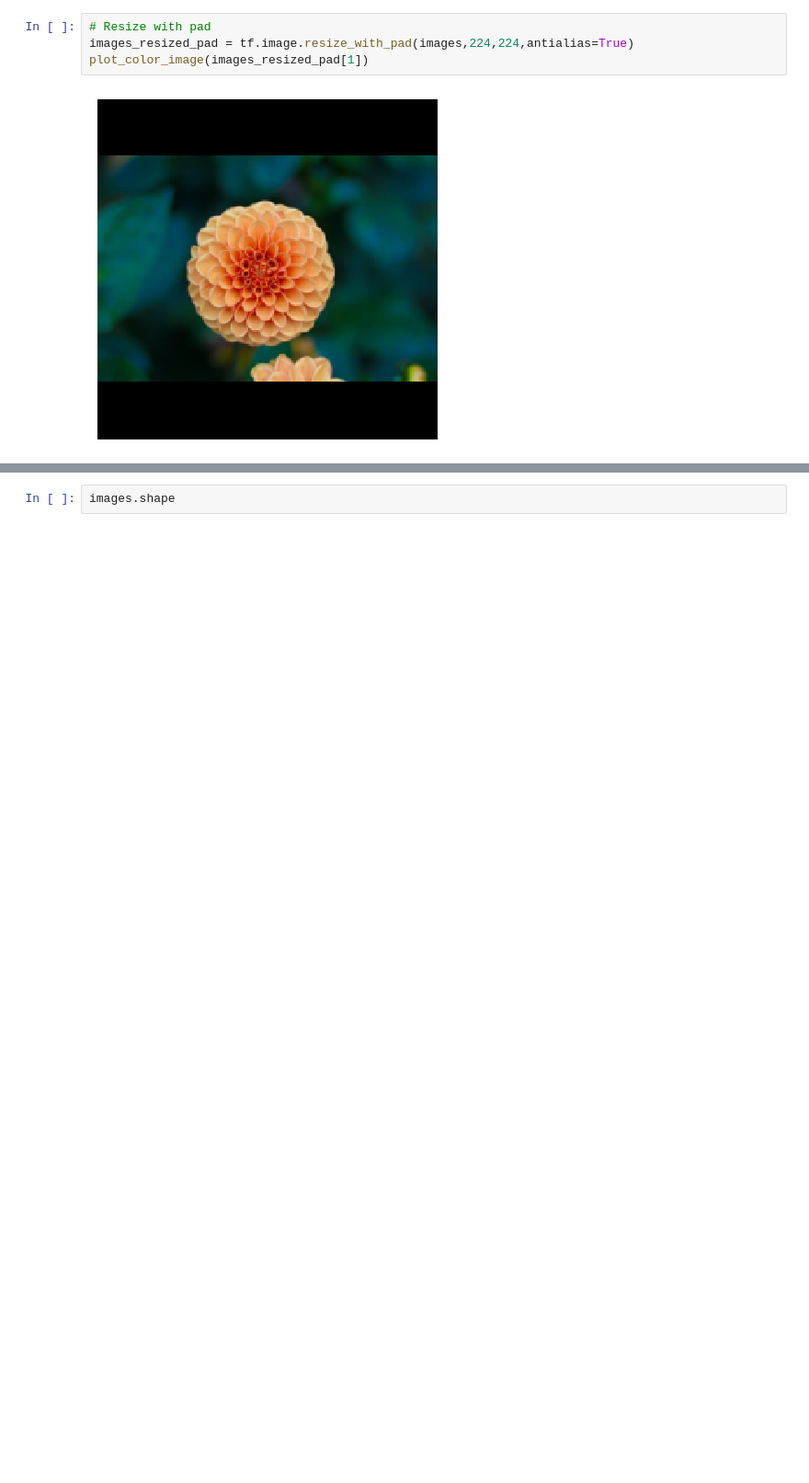
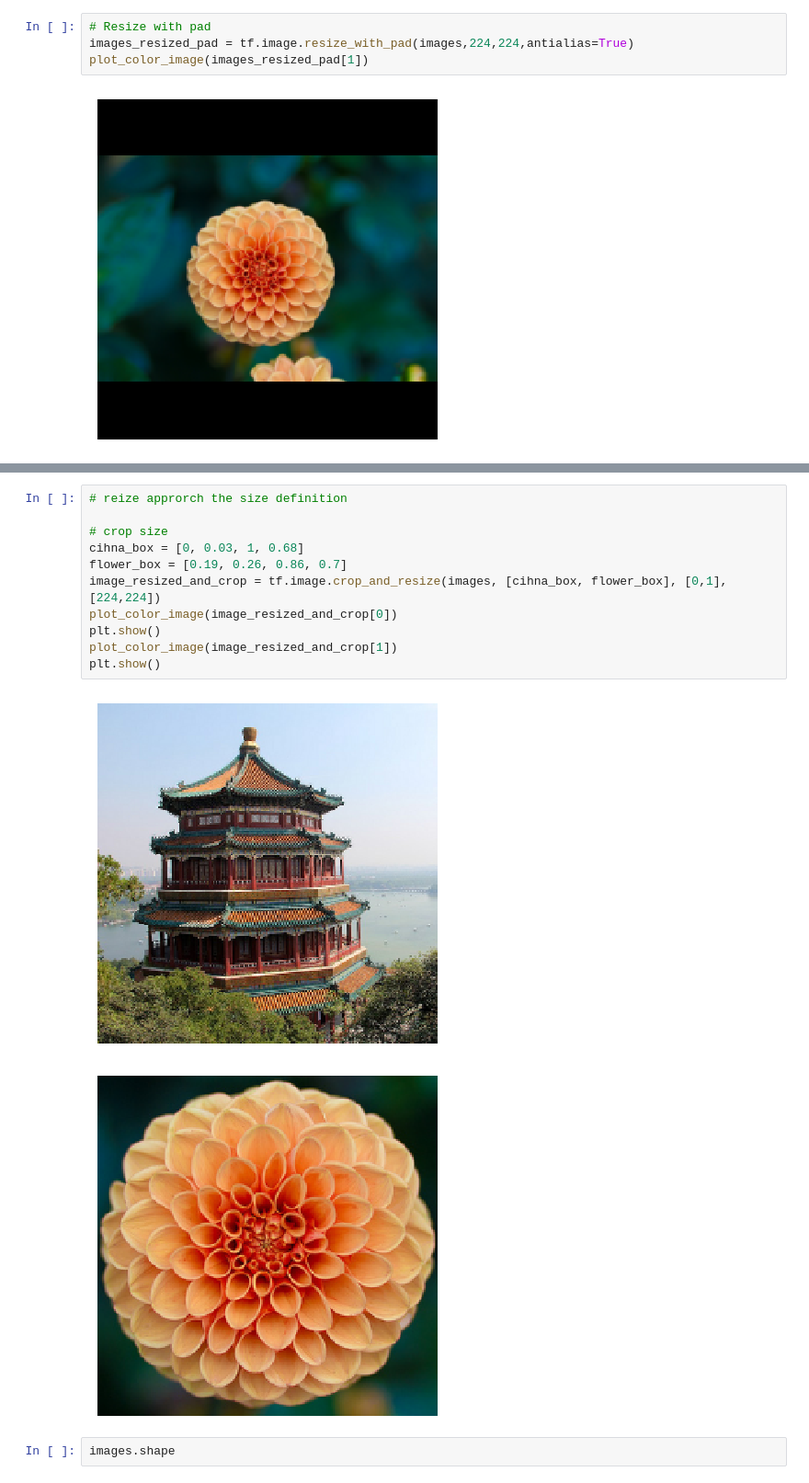
Before and after one commit to TeguhPermana666/Deep-Computer_Vision, a Jupyter notebook: pretrained_model.ipynb, the cells around one changed output, grey strips where cells are left out. Shown at 92% size. Cells and saved outputs as stored; diff of their text form; blank space fills up the shorter version.

```diff
--- a/pretrained_model.ipynb
+++ b/pretrained_model.ipynb
@@ -85,3 +90,17 @@ plot_color_image(images_resized_pad[1])
+# %%
+# reize approrch the size definition
+
+# crop size
+cihna_box = [0, 0.03, 1, 0.68]
+flower_box = [0.19, 0.26, 0.86, 0.7]
+image_resized_and_crop = tf.image.crop_and_resize(images, [cihna_box, flower_box], [0,1], [224,224])
+plot_color_image(image_resized_and_crop[0])
+plt.show()
+plot_color_image(image_resized_and_crop[1])
+plt.show()
+# %% [output]
+[figure, added]
+[figure, added]
 # %%
 images.shape
 # %% [output]
```
Also changed, not shown: parts of 3 cells of this notebook.
